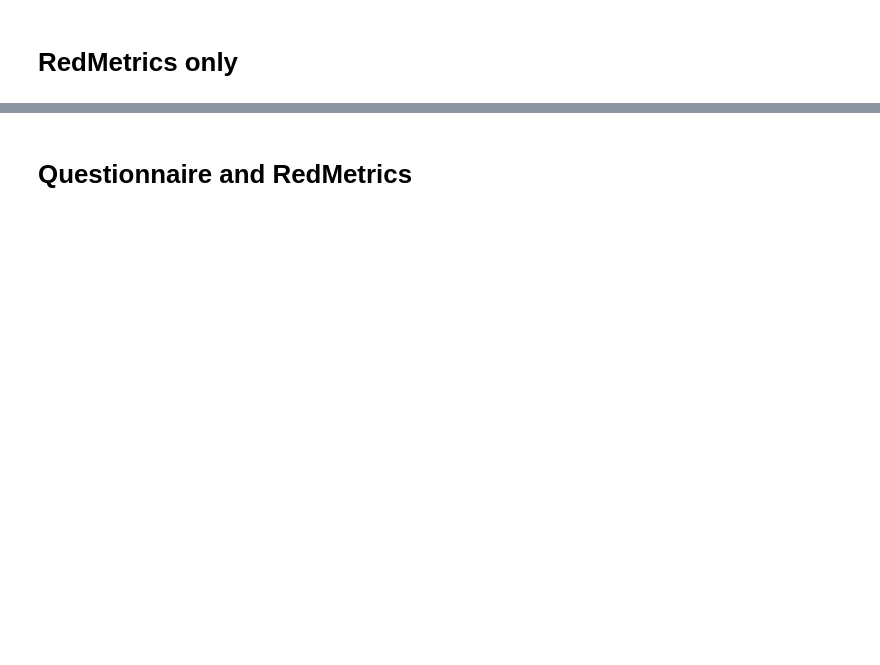
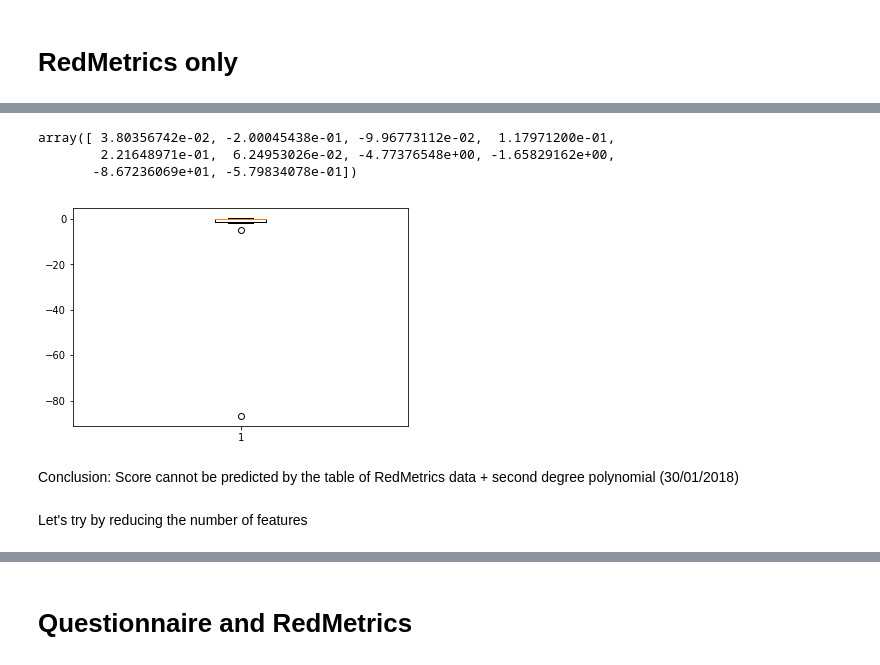
Before and after one commit to CyberCRI/dataanalysis-herocoli-redmetrics, a Jupyter notebook: v1.52/Data mining/Classification.ipynb, the cells around one changed output, grey strips where cells are left out. Drawn from its saved outputs; the diff is of its cells as text; code cells hidden in the pictures; blank space fills up the shorter version.

```diff
--- a/v1.52/Data mining/Classification.ipynb
+++ b/v1.52/Data mining/Classification.ipynb
@@ -108,0 +143,30 @@ Conclusion: Accuracy is around 70%. Not bad but we expected better (19/12/2017)
+# %%
+# Remove id
+anonymousData = allDataClassif.drop("anonymousID", axis = 1)
+
+# Get features and target
+# Only select rows where scoreafter is not negative
+features = anonymousData[anonymousData["scoreafter"] >= 0].drop("scoreafter", axis = 1)
+target = anonymousData[anonymousData["scoreafter"] >= 0]["scoreafter"]
+
+# Add polynomial features
+secondDegreeFeatures = preprocessing.PolynomialFeatures(degree=2, interaction_only=False, include_bias=True)
+features = secondDegreeFeatures.fit_transform(features)
+
+# Center and scale data
+features = preprocessing.scale(features)
+# %%
+# Run Lasso regression with cross-validation
+model = Lasso()
+scores = cross_val_score(model, features, target, cv=10)
+boxplot(scores)
+scores
+# %% [output]
+array([ 3.80356742e-02, -2.00045438e-01, -9.96773112e-02,  1.17971200e-01,
+        2.21648971e-01,  6.24953026e-02, -4.77376548e+00, -1.65829162e+00,
+       -8.67236069e+01, -5.79834078e-01])
+[figure, added]
+# %% [markdown]
+Conclusion: Score cannot be predicted by the table of RedMetrics data + second degree polynomial (30/01/2018)
+# %% [markdown]
+Let's try by reducing the number of features
```
Also changed, not shown: parts of 33 cells of this notebook, 1 other file.
